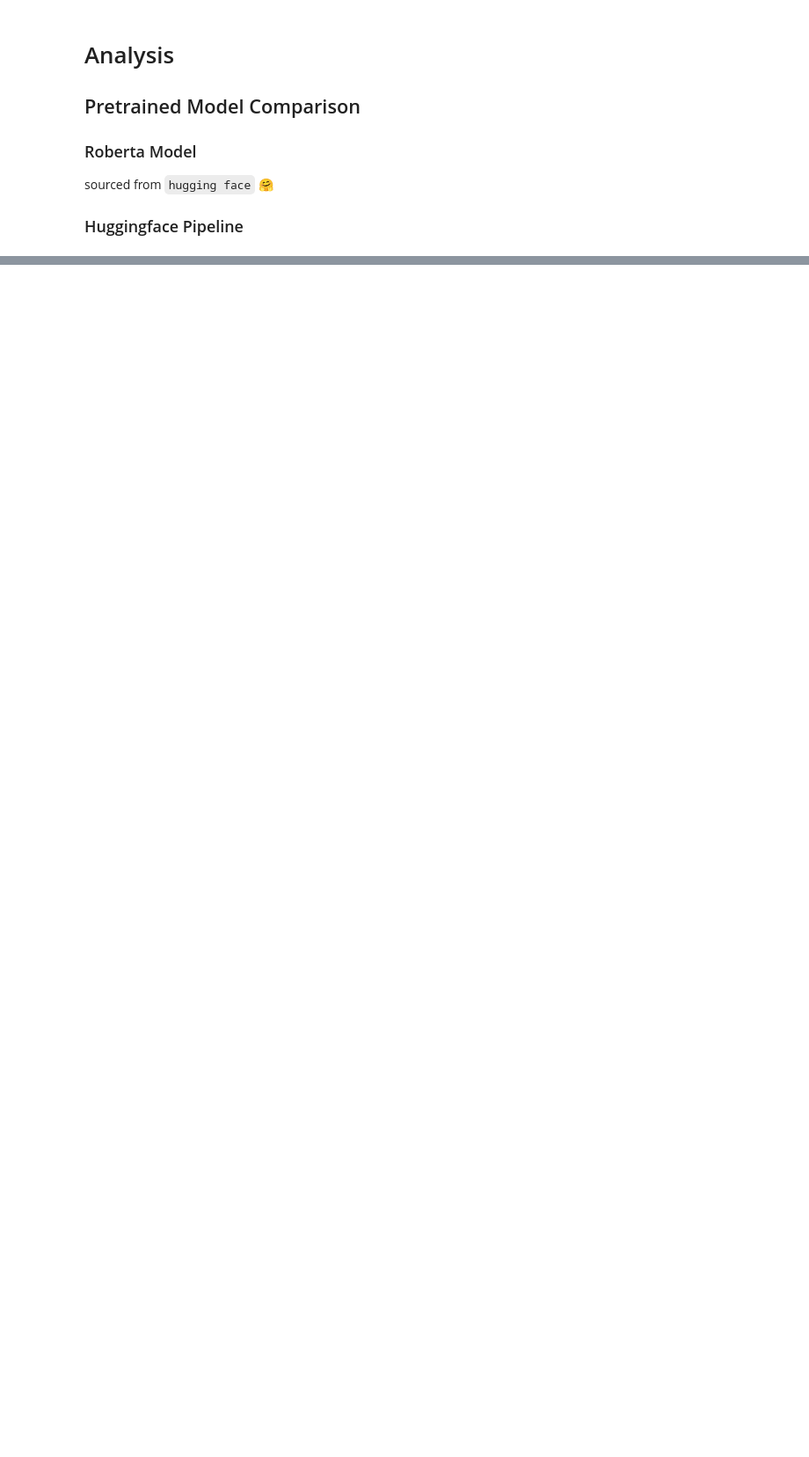
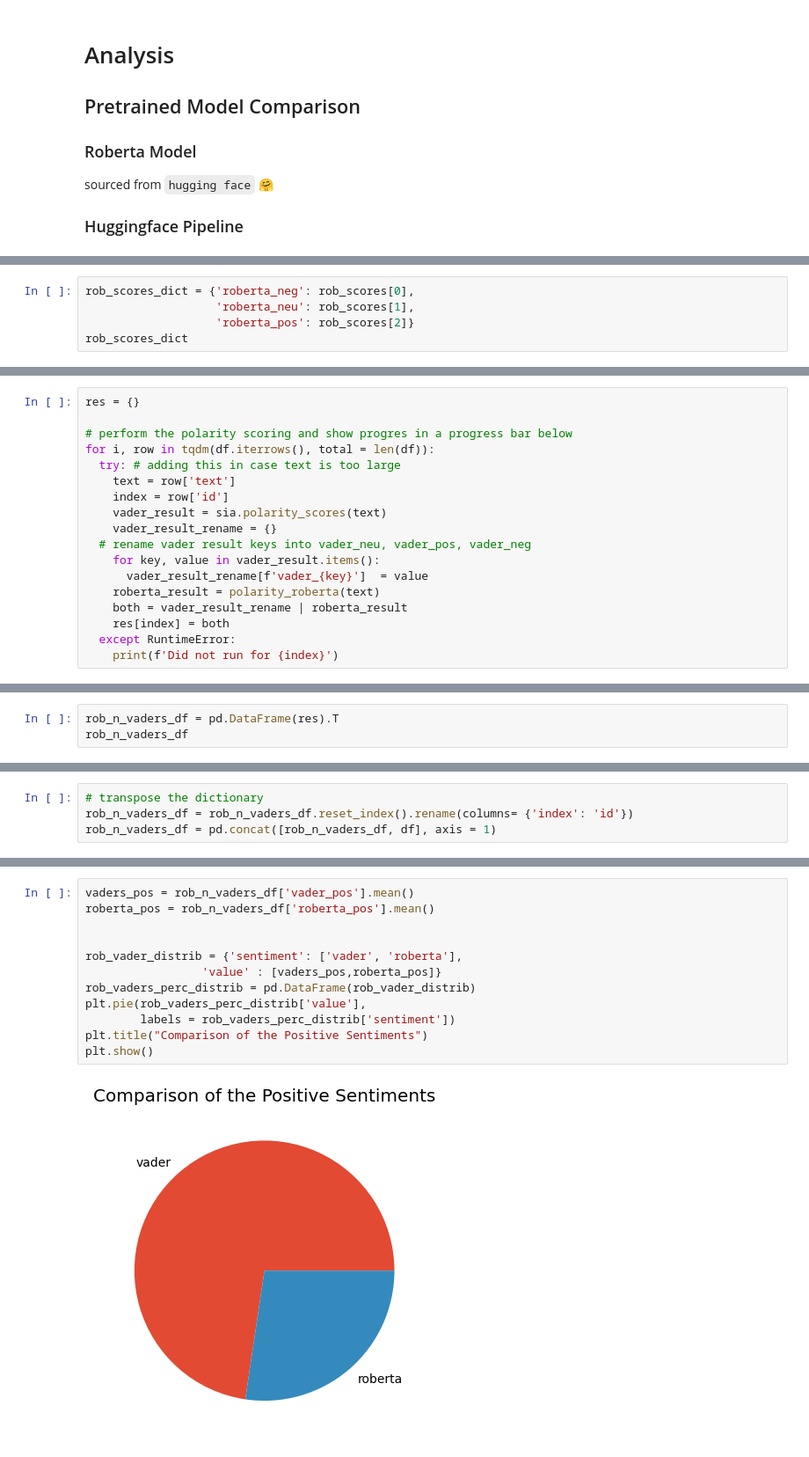
Before and after one commit to dnzambuli/Twitter_Sentiment_Analysis, a Jupyter notebook: twitter_sentiment_analysis_group_project.ipynb, the cells around one changed output, grey strips where cells are left out. Shown at 88% size. Drawn from its saved outputs; the diff is of its cells as text; blank space fills up the shorter version.

```diff
--- a/twitter_sentiment_analysis_group_project.ipynb
+++ b/twitter_sentiment_analysis_group_project.ipynb
@@ -385,0 +566,5 @@ sourced from `hugging face` 🤗
+# %%
+rob_scores_dict = {'roberta_neg': rob_scores[0],
+                   'roberta_neu': rob_scores[1],
+                   'roberta_pos': rob_scores[2]}
+rob_scores_dict
@@ -385,0 +587,18 @@ sourced from `hugging face` 🤗
+# %%
+res = {}
+
+# perform the polarity scoring and show progres in a progress bar below
+for i, row in tqdm(df.iterrows(), total = len(df)):
+  try: # adding this in case text is too large
+    text = row['text']
+    index = row['id']
+    vader_result = sia.polarity_scores(text)
+    vader_result_rename = {}
+  # rename vader result keys into vader_neu, vader_pos, vader_neg
+    for key, value in vader_result.items():
+      vader_result_rename[f'vader_{key}']  = value
+    roberta_result = polarity_roberta(text)
+    both = vader_result_rename | roberta_result
+    res[index] = both
+  except RuntimeError:
+    print(f'Did not run for {index}')
@@ -385,0 +607,3 @@ sourced from `hugging face` 🤗
+# %%
+rob_n_vaders_df = pd.DataFrame(res).T
+rob_n_vaders_df
@@ -385,0 +624,4 @@ sourced from `hugging face` 🤗
+# %%
+# transpose the dictionary
+rob_n_vaders_df = rob_n_vaders_df.reset_index().rename(columns= {'index': 'id'})
+rob_n_vaders_df = pd.concat([rob_n_vaders_df, df], axis = 1)
@@ -385,0 +649,14 @@ sourced from `hugging face` 🤗
+# %%
+vaders_pos = rob_n_vaders_df['vader_pos'].mean()
+roberta_pos = rob_n_vaders_df['roberta_pos'].mean()
+
+
+rob_vader_distrib = {'sentiment': ['vader', 'roberta'],
+                 'value' : [vaders_pos,roberta_pos]}
+rob_vaders_perc_distrib = pd.DataFrame(rob_vader_distrib)
+plt.pie(rob_vaders_perc_distrib['value'],
+        labels = rob_vaders_perc_distrib['sentiment'])
+plt.title("Comparison of the Positive Sentiments")
+plt.show()
+# %% [output]
+[figure, added]
```
Also changed, not shown: parts of 32 cells of this notebook.
